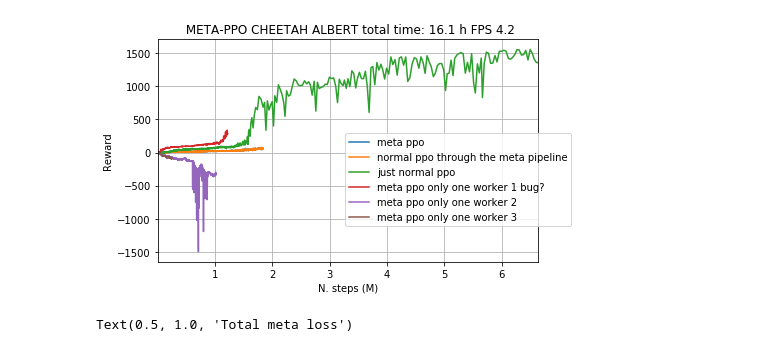
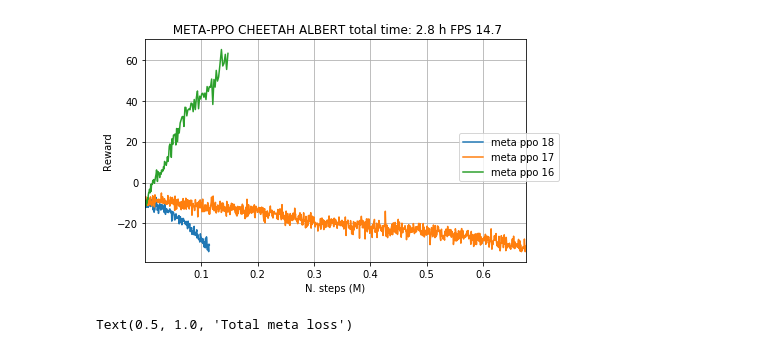
Before and after one commit to gabrielelibardi/meta_gradient_experiment, a Jupyter notebook: monitor.ipynb, the cells around one changed output. Drawn from its saved outputs; the diff is of its cells as text; code cells hidden in the pictures.

```diff
--- a/monitor.ipynb
+++ b/monitor.ipynb
@@ -29,40 +29,43 @@ my_dir = 'RUNS/exp_meta_cheetah_13'
 #my_dir = 'RUNS/exp_meta_hopper_2'
 #my_dir = 'RUNS/exp_meta_cheetah_test'
 
 
 
 
 
 fig = plt.figure(clear=True, figsize=(15,9))
 
 def plot_stuff(my_dir, label):
     roll = 10
     df = get_data(my_dir)
     time_limit = 0
     total_time = df['t'].iloc[-1]
     total_steps = df['l'].sum()
     total_episodes = df['r'].size
 
     ax = plt.subplot(2, 2, 1)
     ax.set_title(' {} total time: {:.1f} h FPS {:.1f}'.format('META-PPO CHEETAH ALBERT',total_time/3600, total_steps/total_time))
     df[['f','r']].rolling(roll).mean().iloc[0:-1:40].plot('f','r',  ax=ax,label=label)
 
     ax.set_xlabel('N. steps (M)')
     ax.set_ylabel('Reward')
     #plt.xlim((0,1))
     #plt.ylim((0,100))
     ax.grid(True)
     #ax.legend(loc=4, prop={'size': 10})#
     ax.legend(bbox_to_anchor=(1.1, 0.6))
 
-plot_stuff('RUNS/exp_meta_cheetah_13', 'meta ppo')
-plot_stuff('RUNS/exp_meta_cheetah_11', 'normal ppo through the meta pipeline')
-plot_stuff('../animal-ppo/RUNS/exp_cheetah_control_run_1', 'just normal ppo')
-plot_stuff('RUNS/exp_meta_cheetah_12', 'meta ppo only one worker 1 bug?')
-plot_stuff('RUNS/exp_meta_cheetah_14', 'meta ppo only one worker 2')
-plot_stuff('RUNS/exp_meta_cheetah_15', 'meta ppo only one worker 3')
+#plot_stuff('RUNS/exp_meta_cheetah_13', 'meta ppo')
+#plot_stuff('RUNS/exp_meta_cheetah_11', 'normal ppo through the meta pipeline')
+#plot_stuff('../animal-ppo/RUNS/exp_cheetah_control_run_1', 'just normal ppo')
+#plot_stuff('RUNS/exp_meta_cheetah_12', 'meta ppo only one worker 1 bug?')
+#plot_stuff('RUNS/exp_meta_cheetah_14', 'meta ppo only one worker 2')
+#plot_stuff('RUNS/exp_meta_cheetah_15', 'meta ppo only one worker 3')
+plot_stuff('RUNS/exp_meta_cheetah_18', 'meta ppo 18')
+plot_stuff('RUNS/exp_meta_cheetah_17', 'meta ppo 17')
+plot_stuff('RUNS/exp_meta_cheetah_16', 'meta ppo 16')
 # %% [output]
-[figure, old version]
+[figure, new version]
 # %%
 my_dir = 'RUNS/exp_test_ll_10/loss_monitor/loss_monitor.csv'
 my_dir = 'RUNS/exp_test_reacher_meta_6/loss_monitor/loss_monitor.csv'
```
Also changed, not shown: 2 other files.
